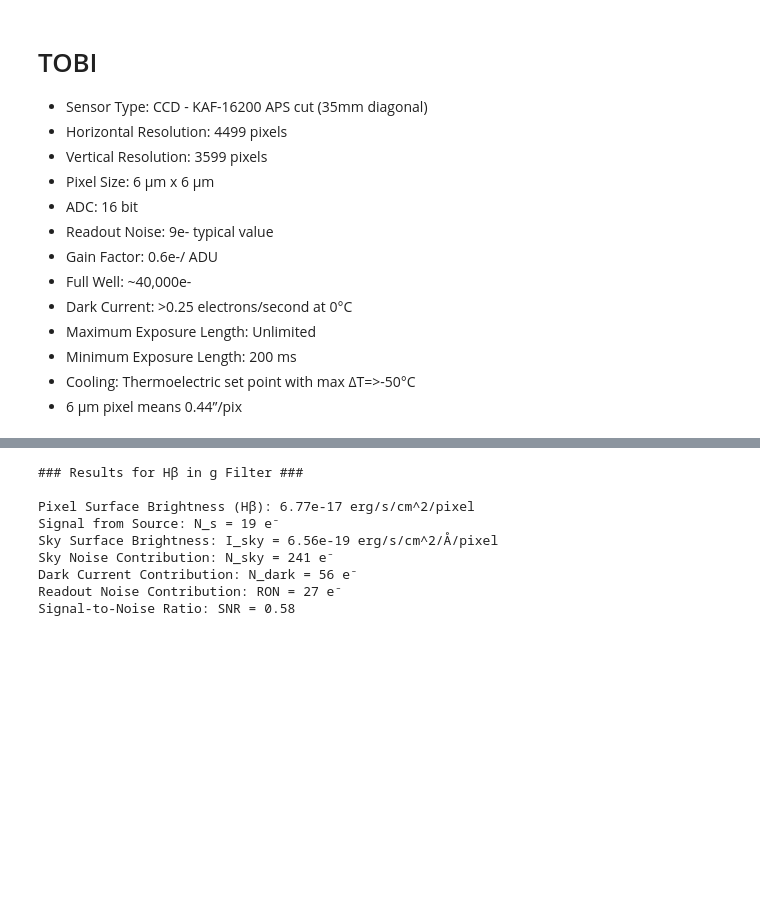
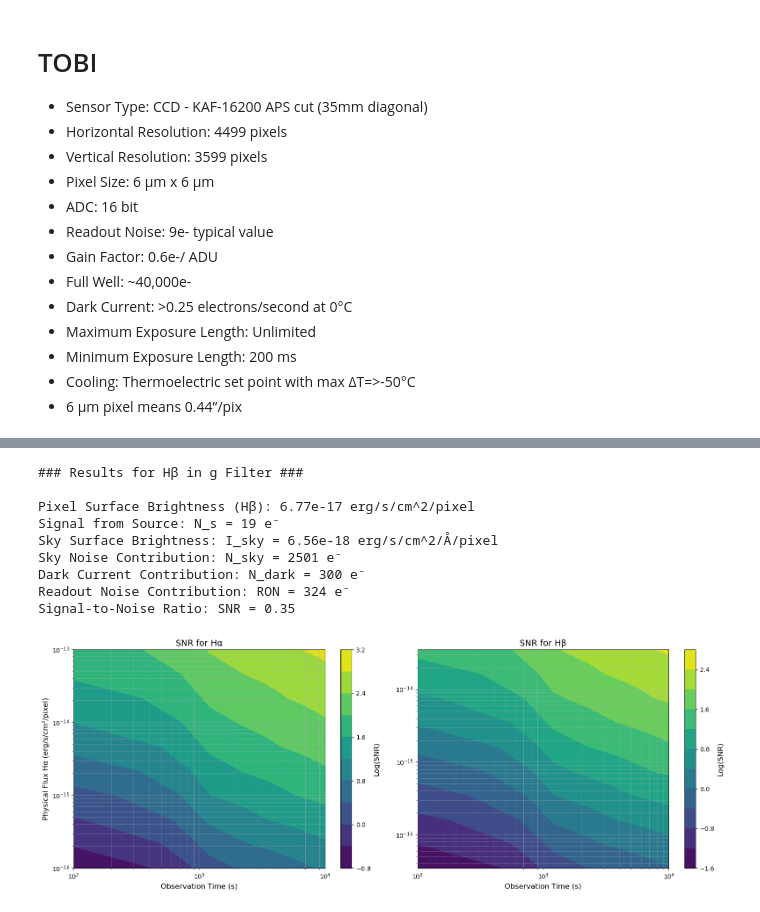
Before and after one commit to robertoinfurna/lab_TOBI_telescope, a Jupyter notebook: SNR.ipynb, the cells around one changed output, grey strips where cells are left out. Saved outputs shown, nothing was run; the diff lists cells and outputs as text; code cells hidden in the pictures; blank space fills up the shorter version.

Commit message:
signal noise calculation completed

```diff
--- a/SNR.ipynb
+++ b/SNR.ipynb
@@ -297,9 +300,9 @@ Signal-to-Noise Ratio: SNR = 0.87
 # %%
 # Hb in g filter
 
-t_obs = 300
+t_obs = 1200
 
-n_0 = 3
+n_0 = 4
 n_pixels = 1
 
 N_s = 10**C['g'] * physical_flux_Hb_pix / filter_width['g'] * n_0 * t_obs * n_pixels  # already integrated on the filter
@@ -310,9 +313,9 @@ N_sky = 10**C['g'] * I_sky * n_0 * t_obs * n_pixels
 
 N_dark = Dark_current_TOBI * n_0 * t_obs * n_pixels # temperature dependence
 
-RON = n_0 * Readout_noise_TOBI * n_pixels
+Readout_noise = n_0 * Readout_noise_TOBI**2 * n_pixels
 
-SNR = N_s / np.sqrt(N_s + N_sky + N_dark + RON**2)
+SNR = N_s / np.sqrt(N_s + N_sky + N_dark + Readout_noise)
 
 print("### Results for Hβ in g Filter ###\n")
 print(f"Pixel Surface Brightness (Hβ): {physical_flux_Hb_pix:.2e} erg/s/cm^2/pixel")
@@ -320,16 +323,72 @@ print(f"Signal from Source: N_s = {N_s:.0f} e⁻")
 print(f"Sky Surface Brightness: I_sky = {I_sky:.2e} erg/s/cm^2/Å/pixel")
 print(f"Sky Noise Contribution: N_sky = {N_sky:.0f} e⁻")
 print(f"Dark Current Contribution: N_dark = {N_dark:.0f} e⁻")
-print(f"Readout Noise Contribution: RON = {RON:.0f} e⁻")
+print(f"Readout Noise Contribution: RON = {Readout_noise:.0f} e⁻")
 print(f"Signal-to-Noise Ratio: SNR = {SNR:.2f}")
 # %% [output]
 ### Results for Hβ in g Filter ###
 
 Pixel Surface Brightness (Hβ): 6.77e-17 erg/s/cm^2/pixel
 Signal from Source: N_s = 19 e⁻
-Sky Surface Brightness: I_sky = 6.56e-19 erg/s/cm^2/Å/pixel
-Sky Noise Contribution: N_sky = 241 e⁻
-Dark Current Contribution: N_dark = 56 e⁻
-Readout Noise Contribution: RON = 27 e⁻
-Signal-to-Noise Ratio: SNR = 0.58
+Sky Surface Brightness: I_sky = 6.56e-18 erg/s/cm^2/Å/pixel
+Sky Noise Contribution: N_sky = 2501 e⁻
+Dark Current Contribution: N_dark = 300 e⁻
+Readout Noise Contribution: RON = 324 e⁻
+Signal-to-Noise Ratio: SNR = 0.35
+# %%
+# Grid ranges
+SB = np.logspace(-16, -13, 10)  # 10 points from 1e-17 to 1e-13
+t_obs = np.linspace(100, 10000, 10)  # 10 points from 100 to 10,000 seconds
+T_obs, Physical_flux_Ha = np.meshgrid(t_obs, SB)
+
+n_pixels = 10
+
+# Hα
+
+Flux_Ha_pix = SB * angular_size_pixel_TOBI**2
+
+N_s_Ha = 10**C['Ha'] * Physical_flux_Ha / filter_width['Ha'] * T_obs * n_pixels
+
+N_sky_Ha = 10**C['Ha'] * I_sky_Ha * n_pixels * T_obs
+
+N_dark = Dark_current_TOBI * n_pixels * T_obs
+Readout_noise = n_pixels * Readout_noise_TOBI**2
+
+SNR_Ha = N_s_Ha / np.sqrt(N_s_Ha + N_sky_Ha + N_dark + Readout_noise)
+
+# Hβ
+Flux_Ha_pix = SB / 2.86 * angular_size_pixel_TOBI**2
+
+N_s_Hb = 10**C['Hb'] * Physical_flux_Hb / filter_width['Hb'] * T_obs * n_pixels
+
+N_sky_Hb = 10**C['Hb'] * I_sky_Hb * n_pixels * T_obs
+
+SNR_Hb = N_s_Hb / np.sqrt(N_s_Hb + N_sky_Hb + N_dark + Readout_noise)
+
+
+fig, axs = plt.subplots(1, 2, figsize=(16, 6)) #sharey=True
+
+cp_Ha = axs[0].contourf(T_obs, Physical_flux_Ha, np.log10(SNR_Ha), levels=10, cmap='viridis')
+cbar_Ha = fig.colorbar(cp_Ha, ax=axs[0])
+cbar_Ha.set_label('Log(SNR)', fontsize=12)
+axs[0].set_xscale('log')
+axs[0].set_yscale('log')
+axs[0].set_xlabel('Observation Time (s)', fontsize=12)
+axs[0].set_ylabel('Physical Flux Hα (erg/s/cm²/pixel)', fontsize=12)
+axs[0].set_title('SNR for Hα', fontsize=14)
+axs[0].grid(visible=True, which="both", linestyle='--', linewidth=0.5)
+
+cp_Hb = axs[1].contourf(T_obs, Physical_flux_Hb, np.log10(SNR_Hb), levels=10, cmap='viridis',clim=[0,3])
+cbar_Hb = fig.colorbar(cp_Hb, ax=axs[1])
+cbar_Hb.set_label('Log(SNR)', fontsize=12)
+axs[1].set_xscale('log')
+axs[1].set_yscale('log')
+axs[1].set_xlabel('Observation Time (s)', fontsize=12)
+axs[1].set_title('SNR for Hβ', fontsize=14)
+axs[1].grid(visible=True, which="both", linestyle='--', linewidth=0.5)
+
+plt.tight_layout()
+plt.show()
+# %% [output]
+[figure, added]
 # %%
```
Also changed, not shown: parts of 12 cells of this notebook.
